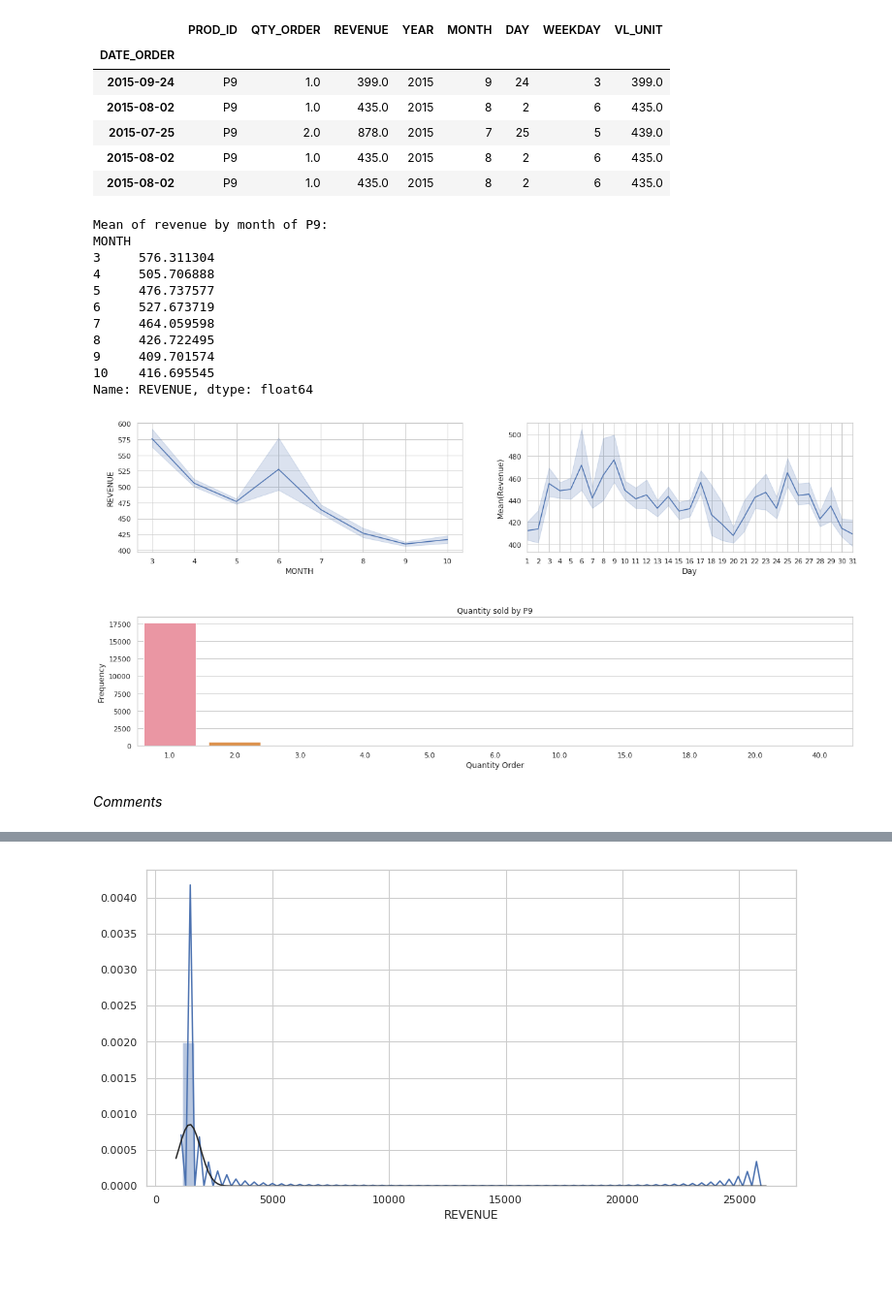
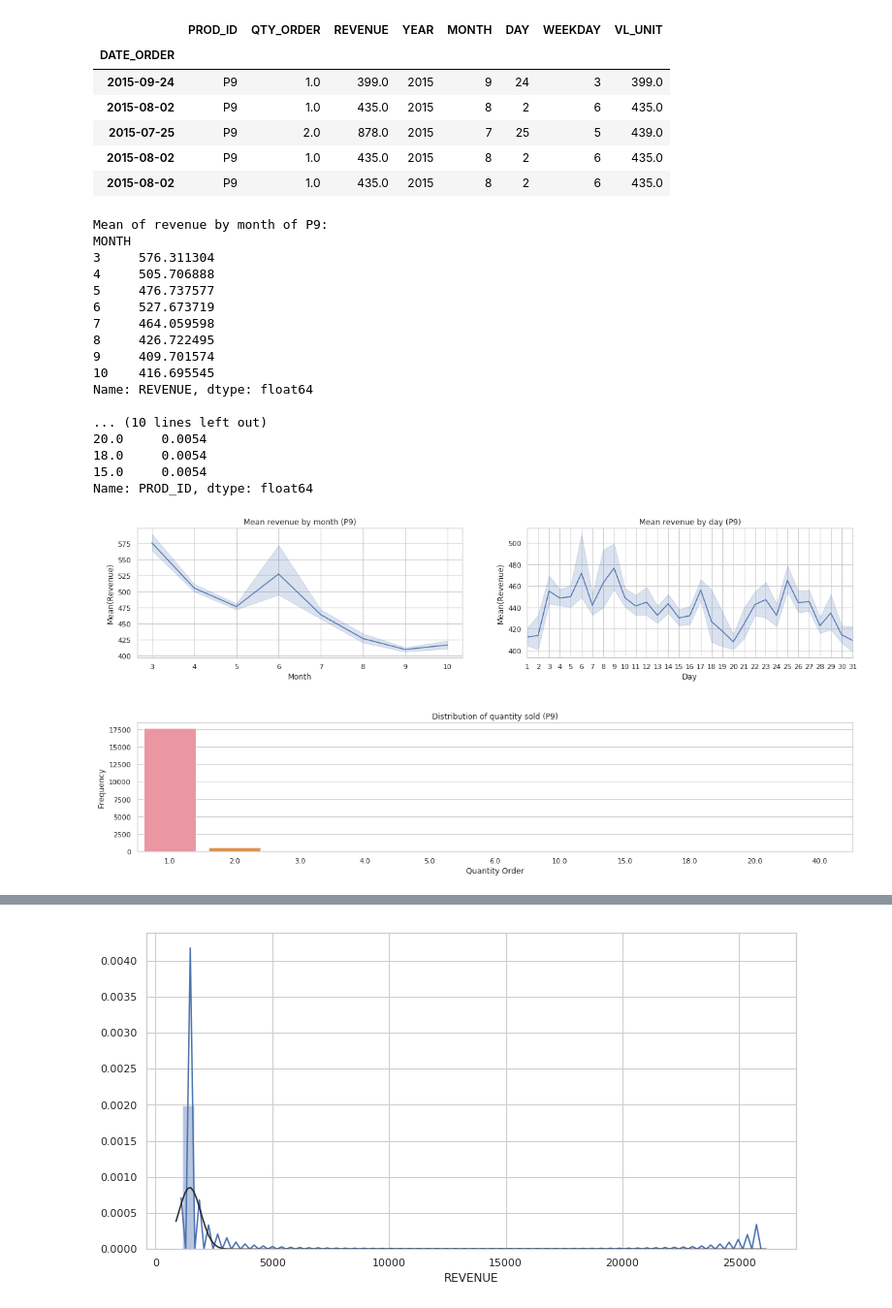
Before and after one commit to lsnascimento/challenge, a Jupyter notebook: work.ipynb, the cells around one changed output, grey strips where cells are left out. Shown at 97% size. Drawn from its saved outputs; the diff is of its cells as text; code cells hidden in the pictures; blank space fills up the shorter version.

```diff
--- a/work.ipynb
+++ b/work.ipynb
@@ -973,6 +1044,13 @@ df_sales_p9.head()
 # %%
 print('Mean of revenue by month of P9:')
 print(df_sales_p9.groupby('MONTH')['REVENUE'].mean())
+
+print('')
+
+print('Distribution of quantity sold (P9):')
+print(
+    round((df_sales_p9.groupby('QTY_ORDER')['PROD_ID'].count() / df_sales_p9.QTY_ORDER.count()) * 100, 4).sort_values(ascending=False)
+)
 
 plt.figure(figsize=(20, 8))
 
@@ -981,37 +1059,46 @@ plt.subplots_adjust(hspace=0.5, top=1)
 plt.subplot(221)
 sns.lineplot(x='MONTH', y='REVENUE', palette='tab10', data=df_sales_p9)
 
+plt.title('Mean revenue by month (P9)')
+plt.xlabel('Month')
+plt.ylabel('Mean(Revenue)')
+
 plt.subplot(222)
 sns.lineplot(x='DAY', y='REVENUE', data=df_sales_p9)
 
 x = (np.arange(df_sales_p9.DAY.max()) + 1).astype(str)
 
+plt.title('Mean revenue by day (P9)')
 plt.xlabel('Day')
 plt.ylabel('Mean(Revenue)')
 
 plt.xlim((1, df_sales_p9.DAY.max()))
 plt.xticks(np.arange(df_sales_p9.DAY.max())+1, x)
 
 plt.subplot(212)
 sns.countplot(df_sales_p9['QTY_ORDER'])
 
-plt.title('Quantity sold by P9')
+plt.title('Distribution of quantity sold (P9)')
 plt.xlabel('Quantity Order')
 plt.ylabel('Frequency')
 
 plt.show()
 # %% [output]
 Mean of revenue by month of P9:
 MONTH
 3     576.311304
 4     505.706888
 5     476.737577
 6     527.673719
 7     464.059598
 8     426.722495
 9     409.701574
 10    416.695545
 Name: REVENUE, dtype: float64
+
+... (10 lines left out)
+20.0     0.0054
+18.0     0.0054
+15.0     0.0054
+Name: PROD_ID, dtype: float64
-[figure, old version]
+[figure, new version]
-# %% [markdown]
-*Comments*
```
Also changed, not shown: parts of 11 cells of this notebook.
